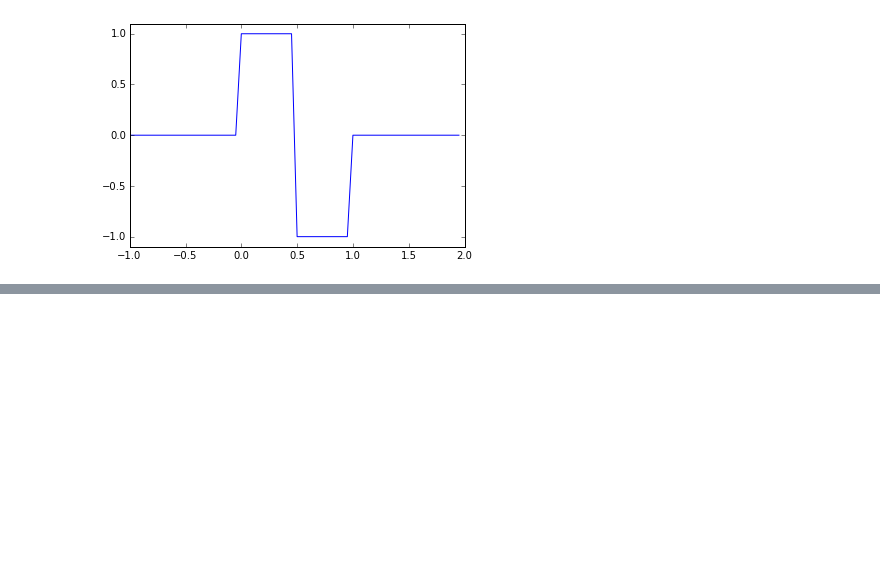
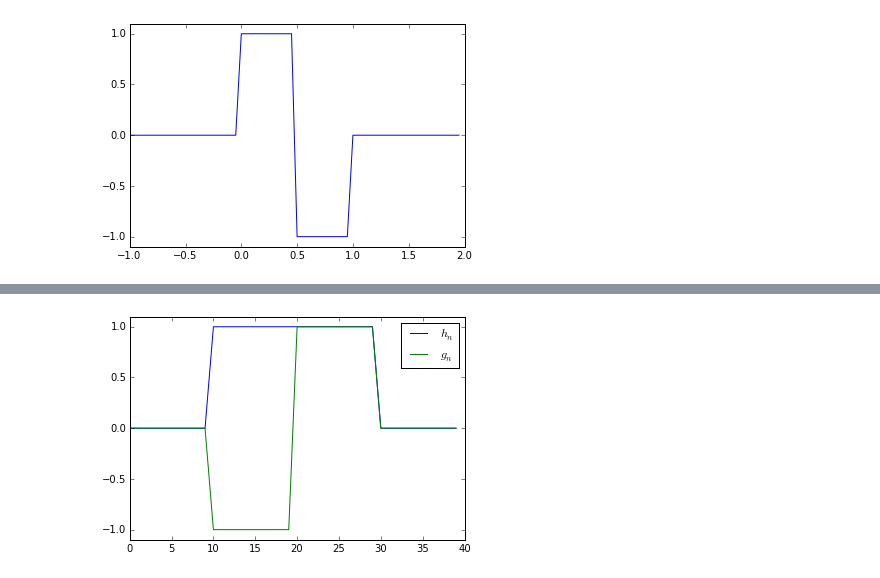
Before and after one commit to CSchoel/learn-wavelets, a Jupyter notebook: wavelet-introduction.ipynb, the cells around one changed output, grey strips where cells are left out. Cells and saved outputs as stored; diff of their text form; code cells hidden in the pictures; blank space fills up the shorter version.

Commit message:
adds DWT subband algorithm and code for construction of the filters

```diff
--- a/wavelet-introduction.ipynb
+++ b/wavelet-introduction.ipynb
@@ -812,0 +824,31 @@ $$
+# %%
+def filters_hg(phi):
+    phi2 = np.repeat(phi,2)
+    ns_h = np.arange(-len(phi)+1,len(phi)*2)
+    ns_g = - ns_h + 1
+    ns_g = ns_g[::-1]
+    hs = np.zeros(len(ns_h), dtype="float32")
+    gs = np.zeros(len(ns_h), dtype="float32")
+    for i in range(len(ns_h)):
+        n_h = 2*ns_h[i]
+        n_g = 2*ns_g[i]
+        start = max(0, n_h//2)
+        end = min(len(phi2),(len(phi2) + n_h)//2)
+        xs = np.arange(start, end)
+        xs2 = 2*xs - n_h
+        hs[i] = np.sum(phi2[xs] * phi2[xs2])
+        gs[len(gs)-1-i] = -(n_g % 4 - 1) * hs[i]
+    return ns_h, hs, ns_g, gs
+
+ns_h, hs, ns_g, gs = filters_hg(phi_haar(1))
+base_h = np.zeros(40)
+base_g = np.zeros(base_h.shape)
+base_h[10:30] = np.repeat(hs,10)
+base_g[10:30] = np.repeat(gs,10)
+plt.plot(base_h, label="$h_n$")
+plt.plot(base_g, label="$g_n$")
+plt.ylim(-1.1,1.1)
+plt.legend(loc="best")
+plt.show()
+# %% [output]
+[figure, added]
```
Also changed, not shown: parts of 2 cells of this notebook.
